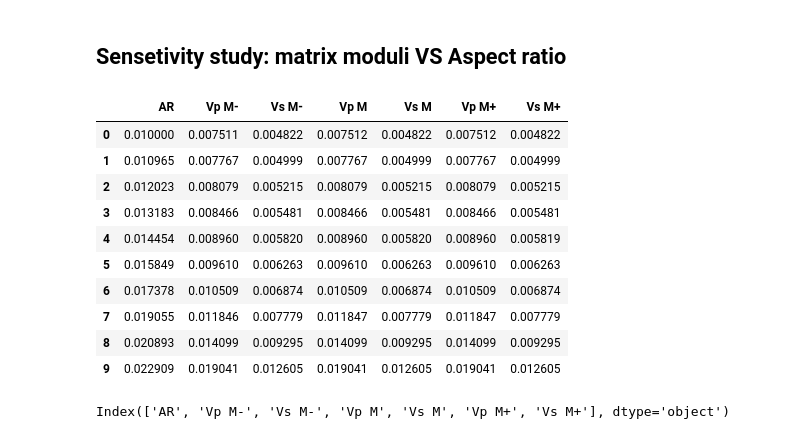
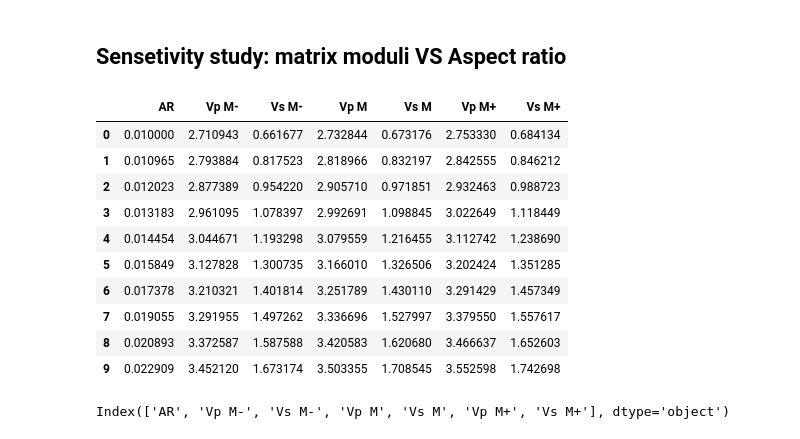
Before and after one commit to MariiaKalinina/Elasticity, a Jupyter notebook: Berryman_SC.ipynb, the cells around one changed output. Drawn from its saved outputs; the diff is of its cells as text; code cells hidden in the pictures.

```diff
--- a/Berryman_SC.ipynb
+++ b/Berryman_SC.ipynb
@@ -653,3 +651,6 @@ sensetivity_air = pd.DataFrame()
+# %%
+# sensetivity_air = pd.DataFrame()
+sensetivity_water = pd.DataFrame()
 # %%
 # Input data
 porosity = 10.4/100 ### Average experimental porosity
@@ -675,10 +676,10 @@ for ar_inclusion in AR:
 
       AR_list.append(ar_inclusion)
 
-      # K_matrix, Mu_matrix = K_air_mtrx, Mu_air_mtrx
-      K_matrix, Mu_matrix = K_air_mtrx+K_air_mtrx*0.05, Mu_air_mtrx+Mu_air_mtrx*0.05
-      K_fluid, Mu_fluid = K_air, Mu_air
-      density_fluid = p_air
+      # K_matrix, Mu_matrix = K_water_mtrx, Mu_water_mtrx
+      K_matrix, Mu_matrix = K_water_mtrx+K_water_mtrx*0.05, Mu_water_mtrx+Mu_water_mtrx*0.05
+      K_fluid, Mu_fluid = K_water, Mu_water
+      density_fluid = p_water
 
       K, Mu = main_Berryman_common(AR_mtrx, AR_inclusion, K_matrix, Mu_matrix, K_fluid, Mu_fluid, porosity)
       density_mtrx, density_fluid = 2.71, density_fluid
@@ -687,21 +688,21 @@ for ar_inclusion in AR:
       Vp_fluid_list.append(Vp)
       Vs_fluid_list.append(Vs)
 # %%
-# sensetivity_air['AR'] = AR
-sensetivity_air['Vp M+'] = Vp_fluid_list
-sensetivity_air['Vs M+'] = Vs_fluid_list
+# sensetivity_water['AR'] = AR
+sensetivity_water['Vp M+'] = Vp_fluid_list
+sensetivity_water['Vs M+'] = Vs_fluid_list
 # %%
-sensetivity_air[:10]
+sensetivity_water[:10]
 # %% [output]
 |  | AR | Vp M- | Vs M- | Vp M | Vs M | Vp M+ | Vs M+ |
-| 0 | 0.010000 | 0.007511 | 0.004822 | 0.007512 | 0.004822 | 0.007512 | 0.004822 |
-| 1 | 0.010965 | 0.007767 | 0.004999 | 0.007767 | 0.004999 | 0.007767 | 0.004999 |
-| 2 | 0.012023 | 0.008079 | 0.005215 | 0.008079 | 0.005215 | 0.008079 | 0.005215 |
-| 3 | 0.013183 | 0.008466 | 0.005481 | 0.008466 | 0.005481 | 0.008466 | 0.005481 |
-| 4 | 0.014454 | 0.008960 | 0.005820 | 0.008960 | 0.005820 | 0.008960 | 0.005819 |
-| 5 | 0.015849 | 0.009610 | 0.006263 | 0.009610 | 0.006263 | 0.009610 | 0.006263 |
-| 6 | 0.017378 | 0.010509 | 0.006874 | 0.010509 | 0.006874 | 0.010509 | 0.006874 |
-| 7 | 0.019055 | 0.011846 | 0.007779 | 0.011847 | 0.007779 | 0.011847 | 0.007779 |
-| 8 | 0.020893 | 0.014099 | 0.009295 | 0.014099 | 0.009295 | 0.014099 | 0.009295 |
-| 9 | 0.022909 | 0.019041 | 0.012605 | 0.019041 | 0.012605 | 0.019041 | 0.012605 |
+| 0 | 0.010000 | 2.710943 | 0.661677 | 2.732844 | 0.673176 | 2.753330 | 0.684134 |
+| 1 | 0.010965 | 2.793884 | 0.817523 | 2.818966 | 0.832197 | 2.842555 | 0.846212 |
+| 2 | 0.012023 | 2.877389 | 0.954220 | 2.905710 | 0.971851 | 2.932463 | 0.988723 |
+| 3 | 0.013183 | 2.961095 | 1.078397 | 2.992691 | 1.098845 | 3.022649 | 1.118449 |
+| 4 | 0.014454 | 3.044671 | 1.193298 | 3.079559 | 1.216455 | 3.112742 | 1.238690 |
+| 5 | 0.015849 | 3.127828 | 1.300735 | 3.166010 | 1.326506 | 3.202424 | 1.351285 |
+| 6 | 0.017378 | 3.210321 | 1.401814 | 3.251789 | 1.430110 | 3.291429 | 1.457349 |
+| 7 | 0.019055 | 3.291955 | 1.497262 | 3.336696 | 1.527997 | 3.379550 | 1.557617 |
+| 8 | 0.020893 | 3.372587 | 1.587588 | 3.420583 | 1.620680 | 3.466637 | 1.652603 |
+| 9 | 0.022909 | 3.452120 | 1.673174 | 3.503355 | 1.708545 | 3.552598 | 1.742698 |
 # %%
```
Also changed, not shown: parts of 5 cells of this notebook.
